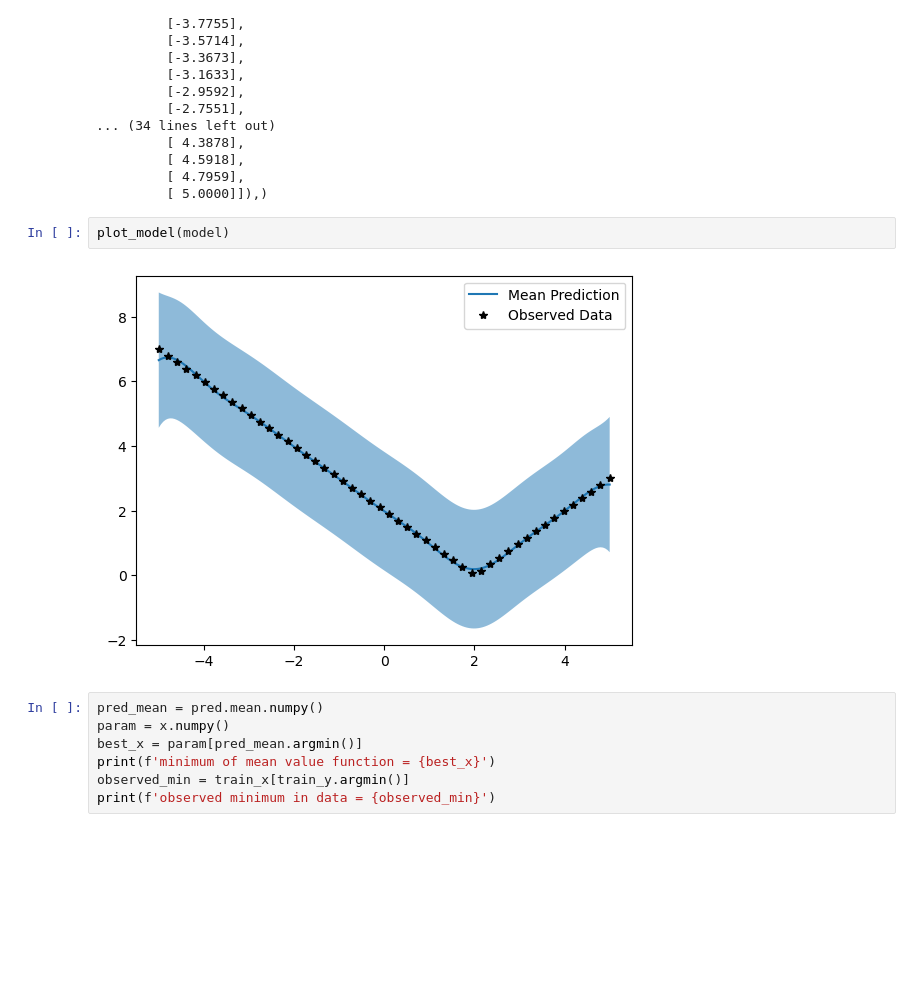
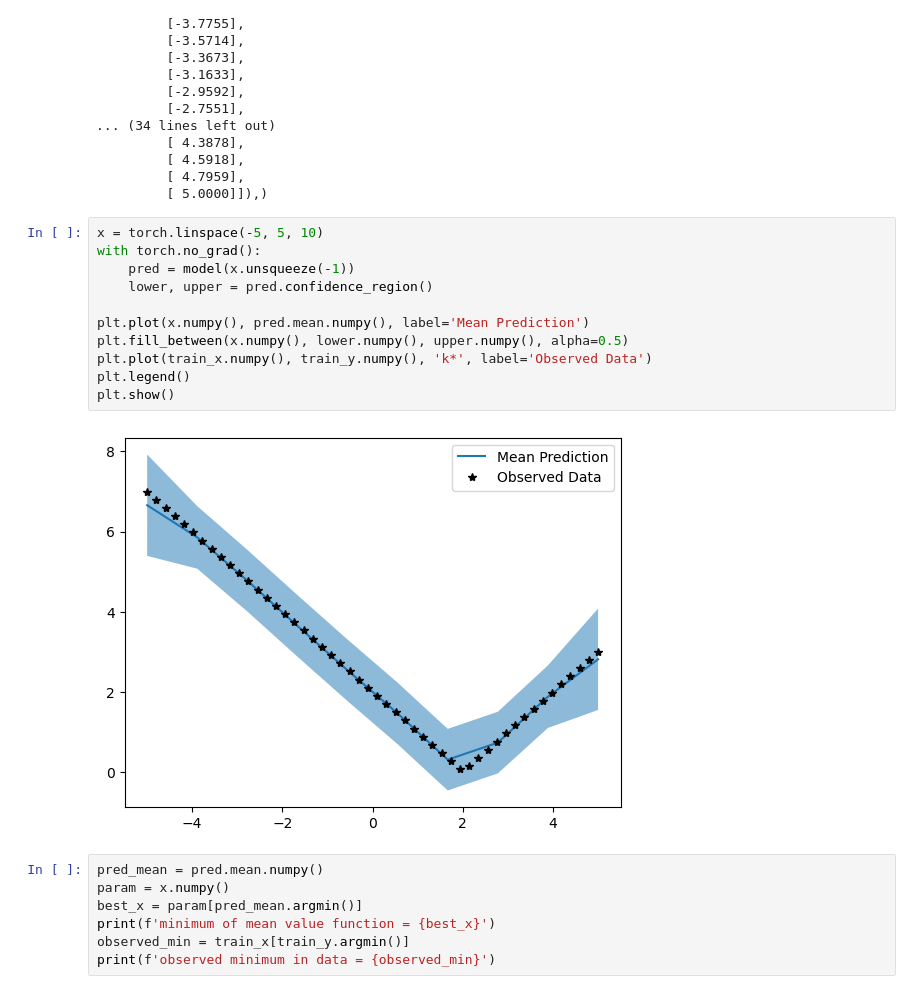
Before and after one commit to AliAlkadhim/Pythia8_SBI_Tune, a Jupyter notebook: code/BayesOpt/GPytorch_BO_example.ipynb, the cells around one changed output. Cells and saved outputs as stored; diff of their text form; blank space fills up the shorter version.

```diff
--- a/code/BayesOpt/GPytorch_BO_example.ipynb
+++ b/code/BayesOpt/GPytorch_BO_example.ipynb
@@ -460,9 +481,18 @@ model.train_inputs
          [ 4.7959],
          [ 5.0000]]),)
 # %%
-plot_model(model)
+x = torch.linspace(-5, 5, 10)
+with torch.no_grad():
+    pred = model(x.unsqueeze(-1))
+    lower, upper = pred.confidence_region()
+
+plt.plot(x.numpy(), pred.mean.numpy(), label='Mean Prediction')
+plt.fill_between(x.numpy(), lower.numpy(), upper.numpy(), alpha=0.5)
+plt.plot(train_x.numpy(), train_y.numpy(), 'k*', label='Observed Data')
+plt.legend()
+plt.show()
 # %% [output]
-[figure, old version]
+[figure, new version]
 # %%
 pred_mean = pred.mean.numpy()
 param = x.numpy()
```
Also changed, not shown: parts of 5 cells of this notebook.
